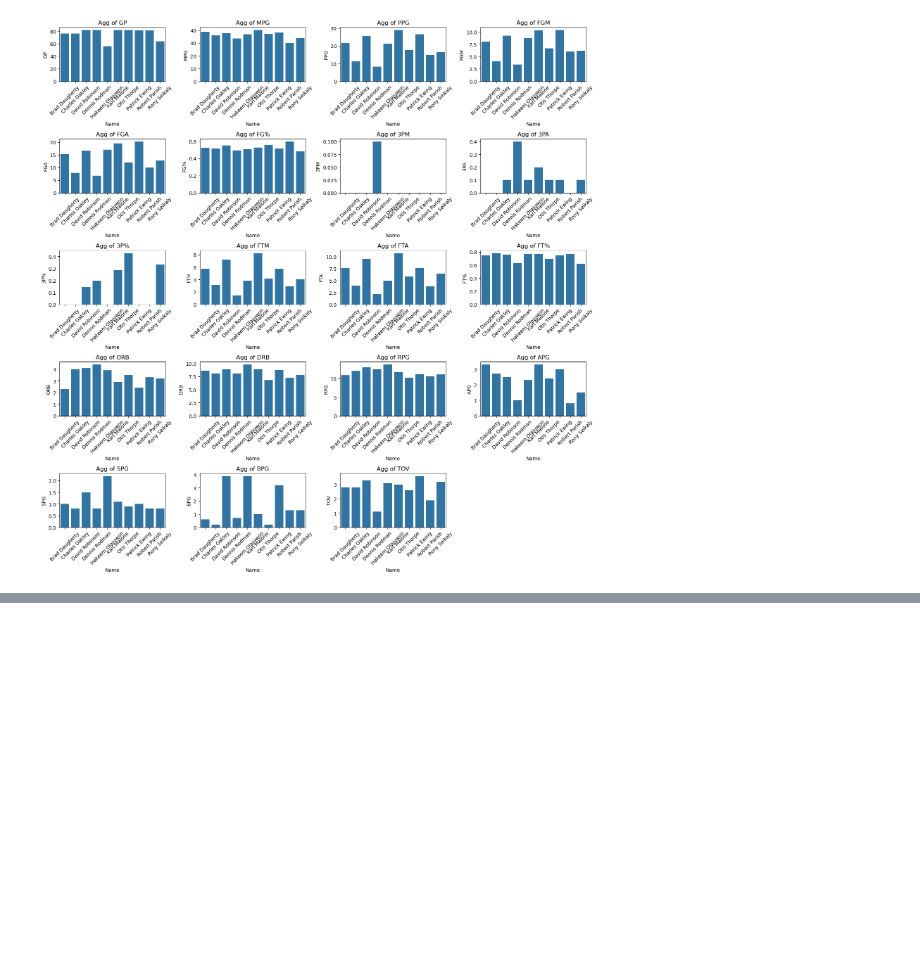
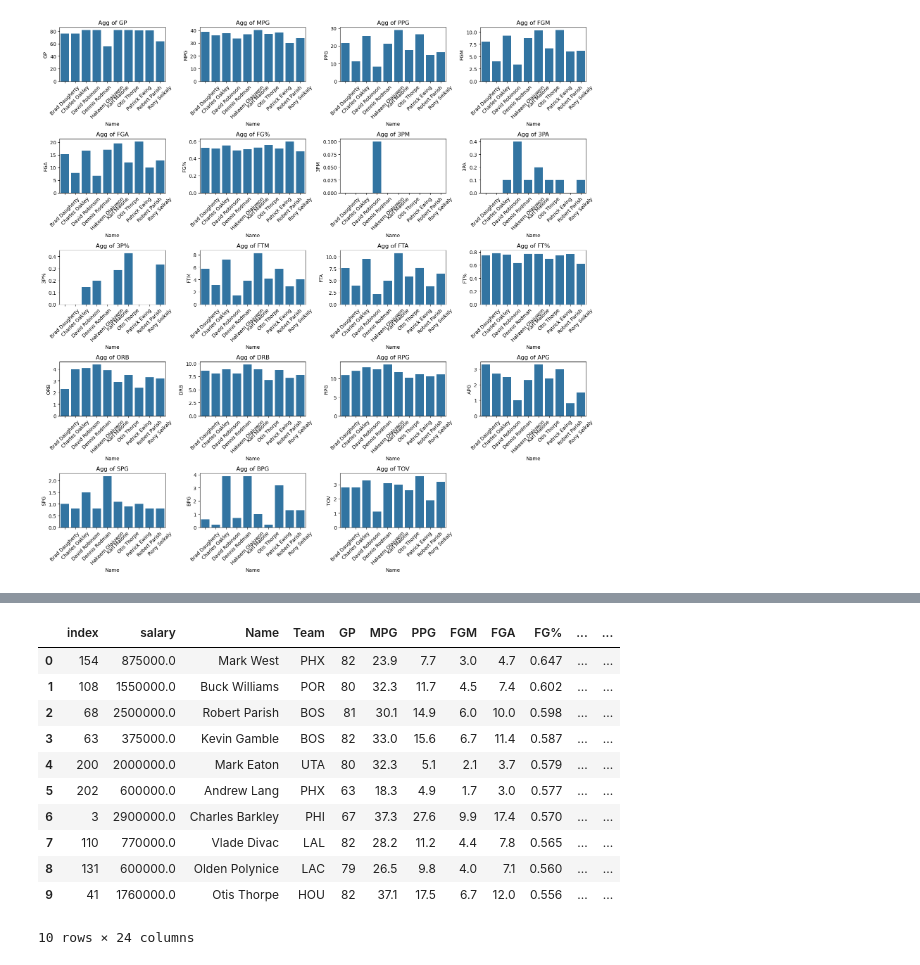
Before and after one commit to MaukanMir/1990-1991-Season-Analysis, a Jupyter notebook: nba.ipynb, the cells around one changed output, grey strips where cells are left out. Drawn from its saved outputs; the diff is of its cells as text; code cells hidden in the pictures; blank space fills up the shorter version.

```diff
--- a/nba.ipynb
+++ b/nba.ipynb
@@ -301,0 +318,16 @@ aggregate_dataset(top_10_rebounders, interested_columns, "Name", "sum")
+# %%
+top_10_FG_PER= df.sort_values(by="FG%",ascending=False).reset_index().head(10)
+top_10_FG_PER
+# %% [output]
+|  | index | salary | Name | Team | GP | MPG | PPG | FGM | FGA | FG% | ... | ... |
+| 0 | 154 | 875000.0 | Mark West | PHX | 82 | 23.9 | 7.7 | 3.0 | 4.7 | 0.647 | ... | ... |
+| 1 | 108 | 1550000.0 | Buck Williams | POR | 80 | 32.3 | 11.7 | 4.5 | 7.4 | 0.602 | ... | ... |
+| 2 | 68 | 2500000.0 | Robert Parish | BOS | 81 | 30.1 | 14.9 | 6.0 | 10.0 | 0.598 | ... | ... |
+| 3 | 63 | 375000.0 | Kevin Gamble | BOS | 82 | 33.0 | 15.6 | 6.7 | 11.4 | 0.587 | ... | ... |
+| 4 | 200 | 2000000.0 | Mark Eaton | UTA | 80 | 32.3 | 5.1 | 2.1 | 3.7 | 0.579 | ... | ... |
+| 5 | 202 | 600000.0 | Andrew Lang | PHX | 63 | 18.3 | 4.9 | 1.7 | 3.0 | 0.577 | ... | ... |
+| 6 | 3 | 2900000.0 | Charles Barkley | PHI | 67 | 37.3 | 27.6 | 9.9 | 17.4 | 0.570 | ... | ... |
+| 7 | 110 | 770000.0 | Vlade Divac | LAL | 82 | 28.2 | 11.2 | 4.4 | 7.8 | 0.565 | ... | ... |
+| 8 | 131 | 600000.0 | Olden Polynice | LAC | 79 | 26.5 | 9.8 | 4.0 | 7.1 | 0.560 | ... | ... |
+| 9 | 41 | 1760000.0 | Otis Thorpe | HOU | 82 | 37.1 | 17.5 | 6.7 | 12.0 | 0.556 | ... | ... |
+10 rows × 24 columns
```
Also changed, not shown: parts of 1 cell of this notebook.
